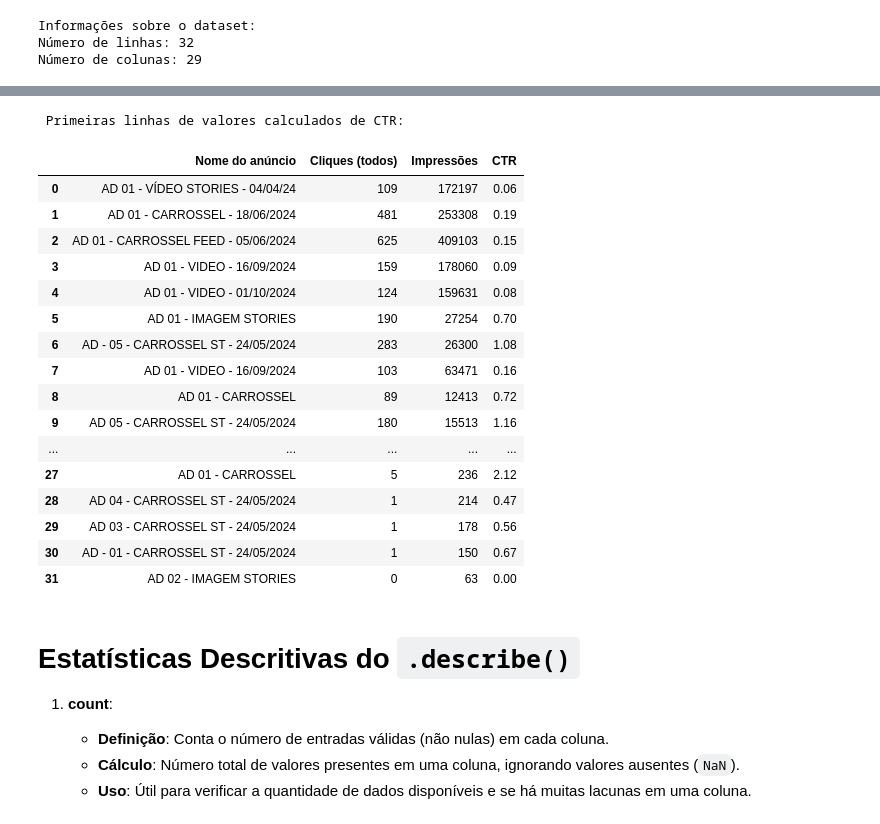
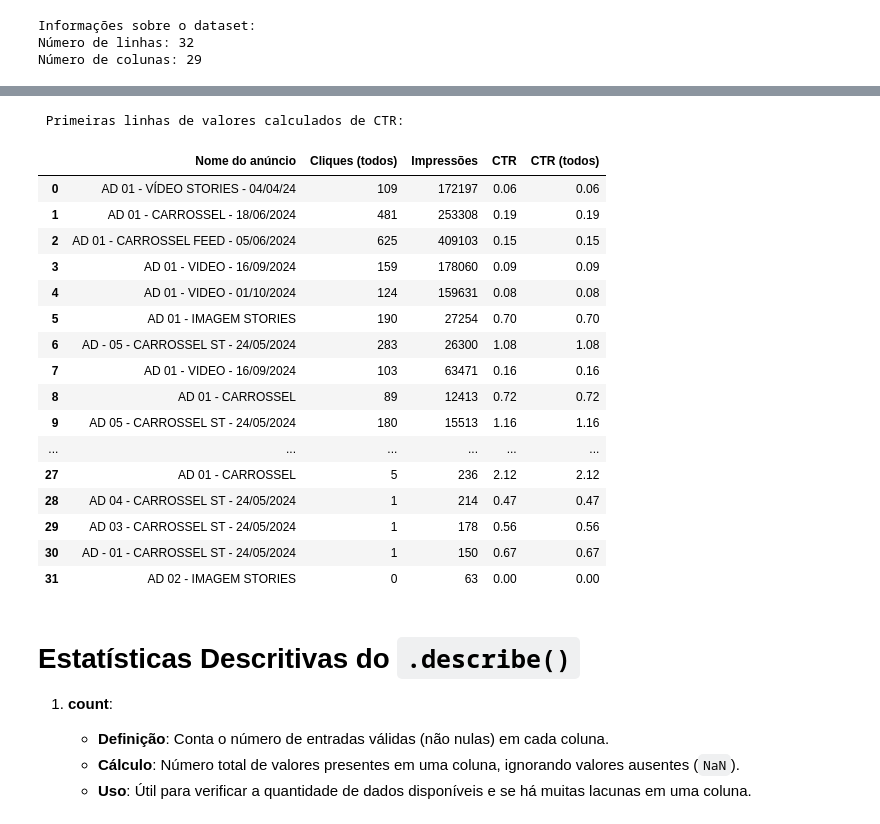
Before and after one commit to claraferreirabatista/analise_de_campanha, a Jupyter notebook: Miro Cozinha e Vinho/Janeiro até atualmente/analise_exploratoria_desde_janeiro.ipynb, the cells around one changed output, grey strips where cells are left out. Drawn from its saved outputs; the diff is of its cells as text; code cells hidden in the pictures.

```diff
--- a/Miro Cozinha e Vinho/Janeiro até atualmente/analise_exploratoria_desde_janeiro.ipynb
+++ b/Miro Cozinha e Vinho/Janeiro até atualmente/analise_exploratoria_desde_janeiro.ipynb
@@ -25,12 +25,20 @@ Número de linhas: 32
 Número de colunas: 29
 # %%
 # Cálculo manual do CPC (todos)
-df["CPC (todos)"] = df["Valor usado (BRL)"] / df["Cliques (todos)"]
+df["CPC"] = df["Valor usado (BRL)"] / df["Cliques (todos)"]
 
 # Exibindo os resultados em uma tabela organizada com valores arredondados
 print("\nPrimeiras linhas de valores calculados de CPC (todos):")
 display(
-    df[["Nome do anúncio", "Valor usado (BRL)", "Cliques (todos)", "CPC (todos)"]].round(2)
+    df[
+        [
+            "Nome do anúncio",
+            "Valor usado (BRL)",
+            "Cliques (todos)",
+            "CPC",
+            "CPC (todos)",
+        ]
+    ].round(2)
 )
 # %% [output]
 Primeiras linhas de valores calculados de CPC (todos):
@@ -54,32 +62,33 @@ Primeiras linhas de valores calculados de CPC (todos):
 # %%
 # Cálculo manual da CTR (Click-Through Rate)
 df["CTR"] = (df["Cliques (todos)"] / df["Impressões"]) * 100
 
 # Exibindo os resultados em uma tabela organizada com valores arredondados
 print("\n Primeiras linhas de valores calculados de CTR:")
 display(
-    df[["Nome do anúncio", "Cliques (todos)", "Impressões", "CTR"]]
-    .round(2)
+    df[
+        ["Nome do anúncio", "Cliques (todos)", "Impressões", "CTR", "CTR (todos)"]
+    ].round(2)
 )
 # %% [output]
  Primeiras linhas de valores calculados de CTR:
-|  | Nome do anúncio | Cliques (todos) | Impressões | CTR |
-| 0 | AD 01 - VÍDEO STORIES - 04/04/24 | 109 | 172197 | 0.06 |
-| 1 | AD 01 - CARROSSEL - 18/06/2024 | 481 | 253308 | 0.19 |
-| 2 | AD 01 - CARROSSEL FEED - 05/06/2024 | 625 | 409103 | 0.15 |
-| 3 | AD 01 - VIDEO - 16/09/2024 | 159 | 178060 | 0.09 |
-| 4 | AD 01 - VIDEO - 01/10/2024 | 124 | 159631 | 0.08 |
-| 5 | AD 01 - IMAGEM STORIES | 190 | 27254 | 0.70 |
-| 6 | AD - 05 - CARROSSEL ST - 24/05/2024 | 283 | 26300 | 1.08 |
-| 7 | AD 01 - VIDEO - 16/09/2024 | 103 | 63471 | 0.16 |
-| 8 | AD 01 - CARROSSEL | 89 | 12413 | 0.72 |
-| 9 | AD 05 - CARROSSEL ST - 24/05/2024 | 180 | 15513 | 1.16 |
-| ... | ... | ... | ... | ... |
-| 27 | AD 01 - CARROSSEL | 5 | 236 | 2.12 |
-| 28 | AD 04 - CARROSSEL ST - 24/05/2024 | 1 | 214 | 0.47 |
-| 29 | AD 03 - CARROSSEL ST - 24/05/2024 | 1 | 178 | 0.56 |
-| 30 | AD - 01 - CARROSSEL ST - 24/05/2024 | 1 | 150 | 0.67 |
-| 31 | AD 02 - IMAGEM STORIES | 0 | 63 | 0.00 |
+|  | Nome do anúncio | Cliques (todos) | Impressões | CTR | CTR (todos) |
+| 0 | AD 01 - VÍDEO STORIES - 04/04/24 | 109 | 172197 | 0.06 | 0.06 |
+| 1 | AD 01 - CARROSSEL - 18/06/2024 | 481 | 253308 | 0.19 | 0.19 |
+| 2 | AD 01 - CARROSSEL FEED - 05/06/2024 | 625 | 409103 | 0.15 | 0.15 |
+| 3 | AD 01 - VIDEO - 16/09/2024 | 159 | 178060 | 0.09 | 0.09 |
+| 4 | AD 01 - VIDEO - 01/10/2024 | 124 | 159631 | 0.08 | 0.08 |
+| 5 | AD 01 - IMAGEM STORIES | 190 | 27254 | 0.70 | 0.70 |
+| 6 | AD - 05 - CARROSSEL ST - 24/05/2024 | 283 | 26300 | 1.08 | 1.08 |
+| 7 | AD 01 - VIDEO - 16/09/2024 | 103 | 63471 | 0.16 | 0.16 |
+| 8 | AD 01 - CARROSSEL | 89 | 12413 | 0.72 | 0.72 |
+| 9 | AD 05 - CARROSSEL ST - 24/05/2024 | 180 | 15513 | 1.16 | 1.16 |
+| ... | ... | ... | ... | ... | ... |
+| 27 | AD 01 - CARROSSEL | 5 | 236 | 2.12 | 2.12 |
+| 28 | AD 04 - CARROSSEL ST - 24/05/2024 | 1 | 214 | 0.47 | 0.47 |
+| 29 | AD 03 - CARROSSEL ST - 24/05/2024 | 1 | 178 | 0.56 | 0.56 |
+| 30 | AD - 01 - CARROSSEL ST - 24/05/2024 | 1 | 150 | 0.67 | 0.67 |
+| 31 | AD 02 - IMAGEM STORIES | 0 | 63 | 0.00 | 0.00 |
 # %% [markdown]
 # Estatísticas Descritivas do `.describe()`
 
```
Also changed, not shown: parts of 8 cells of this notebook, 2 other files.
